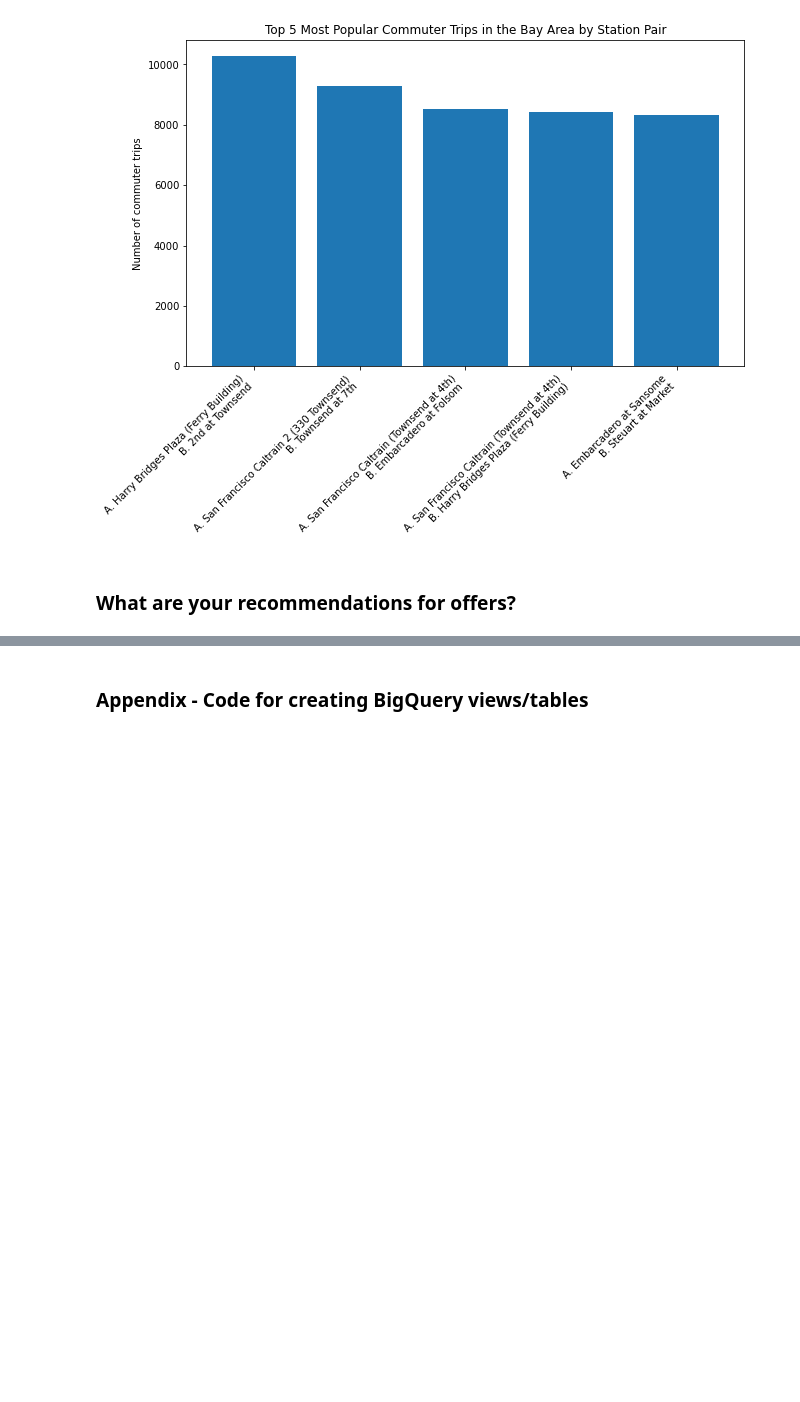
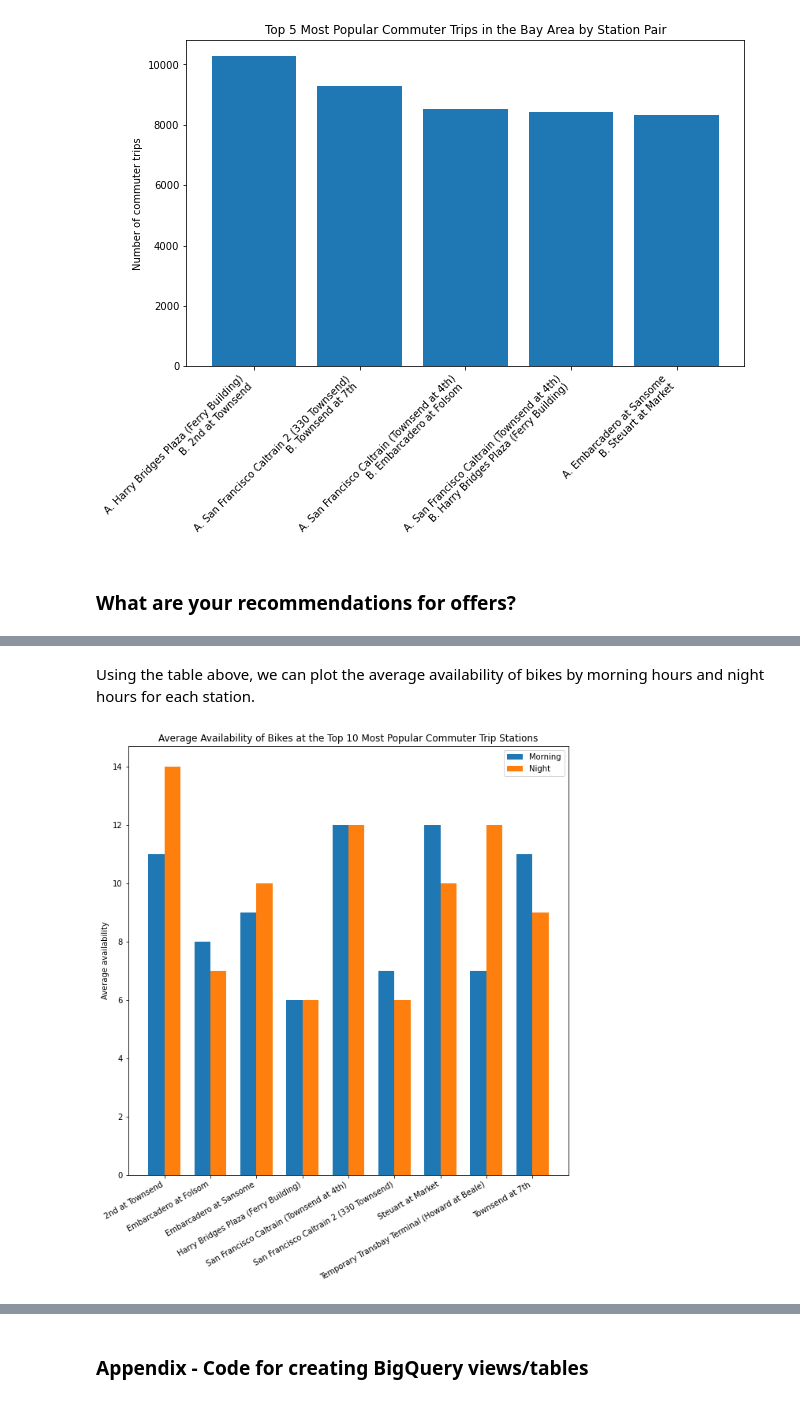
Before and after one commit to stemlock/Lyft_Bay_Wheels_Ridership_BigQuery_Analysis, a Jupyter notebook: Project_1.ipynb, the cells around one changed output, grey strips where cells are left out. Saved outputs shown, nothing was run; the diff lists cells and outputs as text; code cells hidden in the pictures; blank space fills up the shorter version.

```diff
--- a/Project_1.ipynb
+++ b/Project_1.ipynb
@@ -97,0 +155,26 @@ After the "commuter trips" were identified, this subset of trips was further exa
+# %% [markdown]
+Using the table above, we can plot the average availability of bikes by morning hours and night hours for each station.
+# %%
+# Retrieve the station labels and the corresponding morning and night bike availability
+stations = np.unique(df_top10_bike_avail['start_station_name'])
+morning_avail = df_top10_bike_avail[df_top10_bike_avail['trip_type'] == 'Commuter Trip Hours - Morning']['avg_bikes']
+night_avail = df_top10_bike_avail[df_top10_bike_avail['trip_type'] == 'Commuter Trip Hours - Night']['avg_bikes']
+
+# Create bar locations and set the bar width
+x = np.arange(len(stations))
+width = 0.35
+
+# Create the bar plots
+plt.figure(figsize=(10,10))
+plt.bar(x-width/2, morning_avail, width, label='Morning')
+plt.bar(x+width/2, night_avail, width, label='Night')
+
+# Add the labels and legend
+plt.title("Average Availability of Bikes at the Top 10 Most Popular Commuter Trip Stations")
+plt.ylabel("Average availability")
+plt.xticks(x, stations, rotation=30, ha='right')
+plt.legend()
+
+plt.show()
+# %% [output]
+[figure, added]
```
Also changed, not shown: parts of 10 cells of this notebook, 1 other file.
